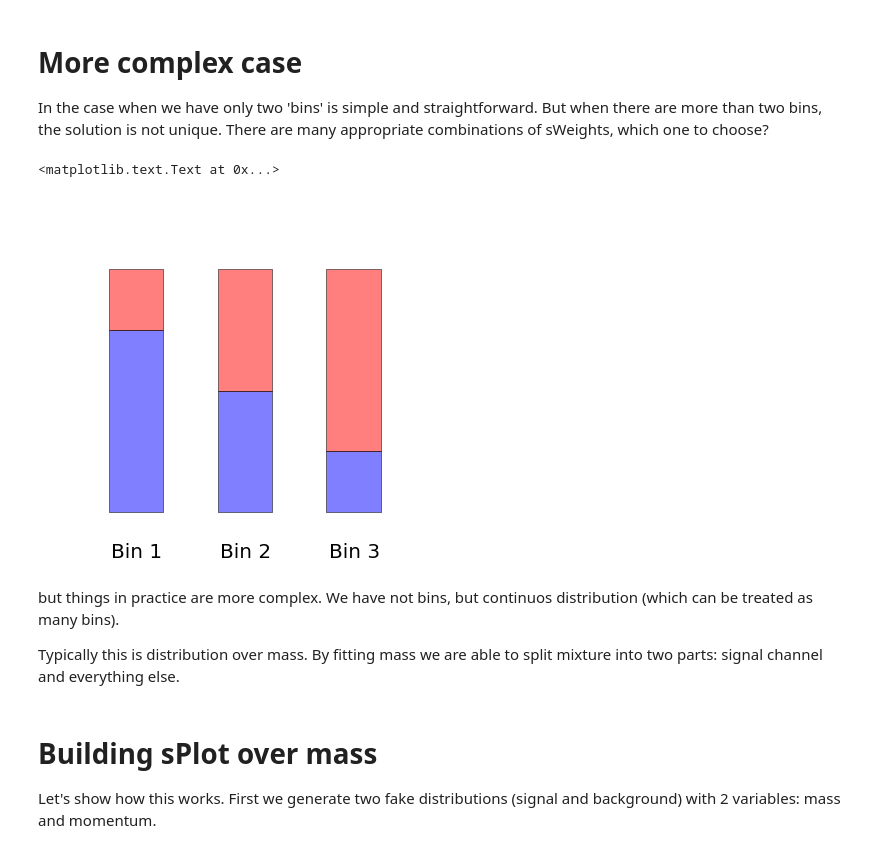
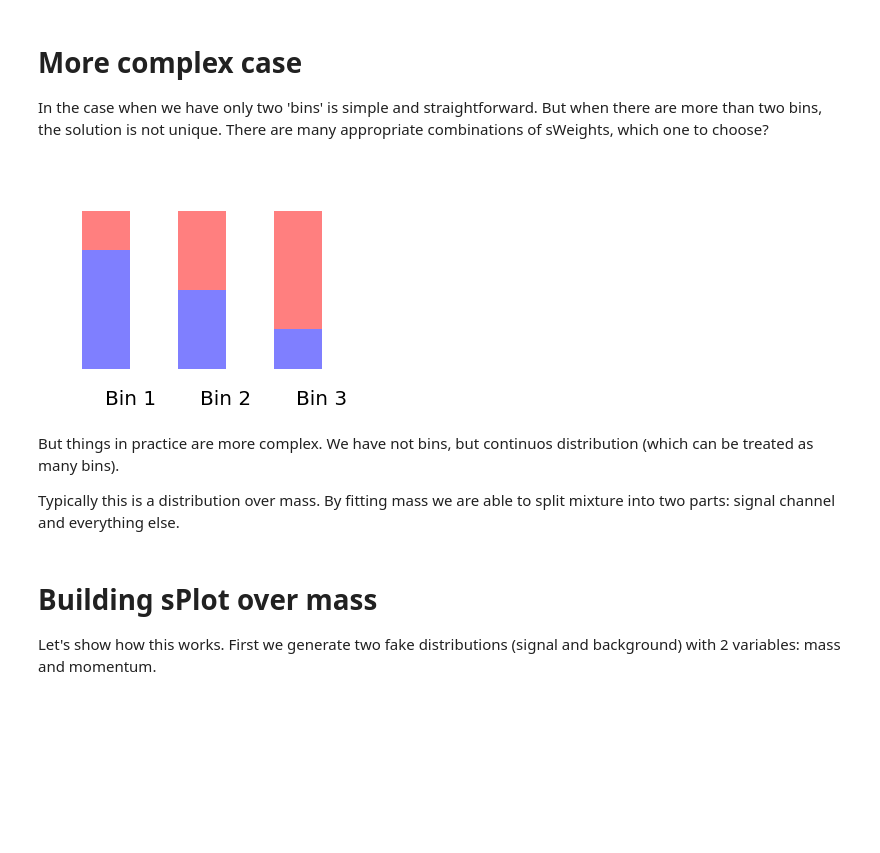
Before and after one commit to arogozhnikov/hep_ml, a Jupyter notebook: notebooks/sPlot.ipynb, the cells around one changed output. Cells and saved outputs as stored; diff of their text form; code cells hidden in the pictures; blank space fills up the shorter version.

```diff
--- a/notebooks/sPlot.ipynb
+++ b/notebooks/sPlot.ipynb
@@ -7,10 +7,8 @@ If you prefer explanation without code, find it [here](http://arogozhnikov.githu
 
 __sPlot__ is a way to reconstruct features of mixture components based on known properties of distributions. This method is frequently used in High Energy Physics.
 # %%
-%matplotlib inline
 import numpy
 from matplotlib import pyplot as plt
-plt.rcParams['figure.figsize'] = [15, 6]
 # %%
 size = 10000
 sig_data = numpy.random.normal(-1, 1, size=size)
@@ -118,25 +111,23 @@ pass
 
 In the case when we have only two 'bins' is simple and straightforward. But when there are more than two bins, the solution is not unique. There are many appropriate combinations of sWeights, which one to choose?
 # %%
-plt.subplot(121)
-
 plt.bar([0, 2, 4], [3, 2, 1], width=1, color='b', alpha=0.5)
 plt.bar([0, 2, 4], [1, 2, 3], width=1, bottom=[3, 2, 1], color='r', alpha=0.5)
 
 plt.xlim(-1, 6)
 plt.ylim(-0.5, 5)
 plt.axis('off')
 
 plt.text(0.5, -0.5, 'Bin 1', horizontalalignment='center', verticalalignment='top', fontsize=20)
 plt.text(2.5, -0.5, 'Bin 2', horizontalalignment='center', verticalalignment='top', fontsize=20)
 plt.text(4.5, -0.5, 'Bin 3', horizontalalignment='center', verticalalignment='top', fontsize=20)
+pass
 # %% [output]
-<matplotlib.text.Text at 0x...>
-[figure, old version]
+[figure, new version]
 # %% [markdown]
-but things in practice are more complex. We have not bins, but continuos distribution (which can be treated as many bins).
+But things in practice are more complex. We have not bins, but continuos distribution (which can be treated as many bins).
 
-Typically this is distribution over mass. By fitting mass we are able to split mixture into two parts: signal channel and everything else.
+Typically this is a distribution over mass. By fitting mass we are able to split mixture into two parts: signal channel and everything else.
 # %% [markdown]
 # Building sPlot over mass
 
```
Also changed, not shown: parts of 17 cells of this notebook, 1 other file.
